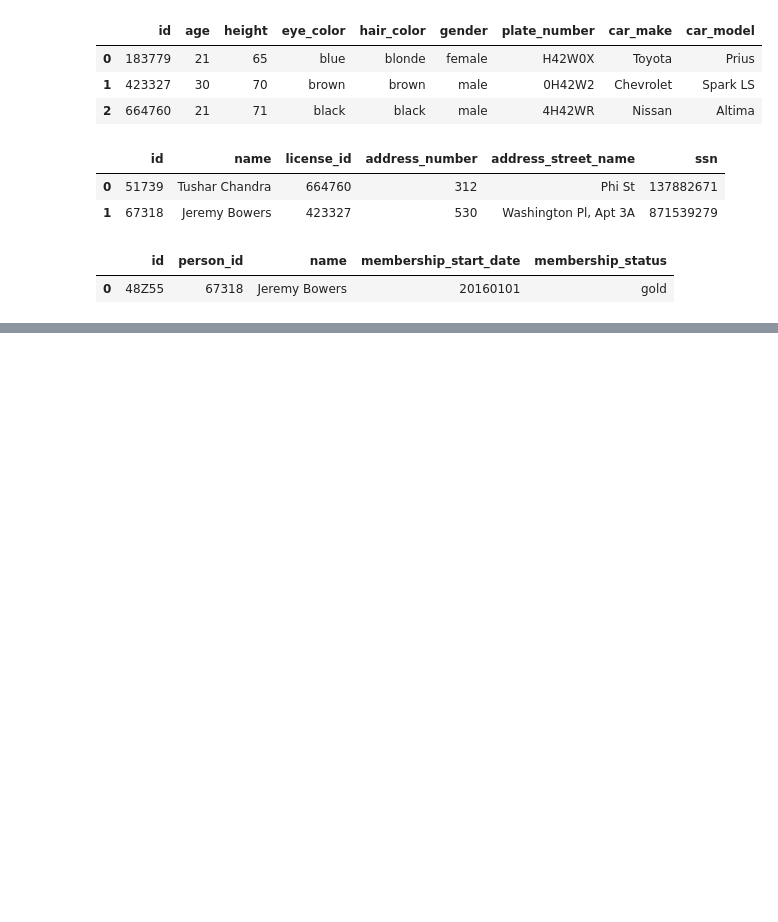
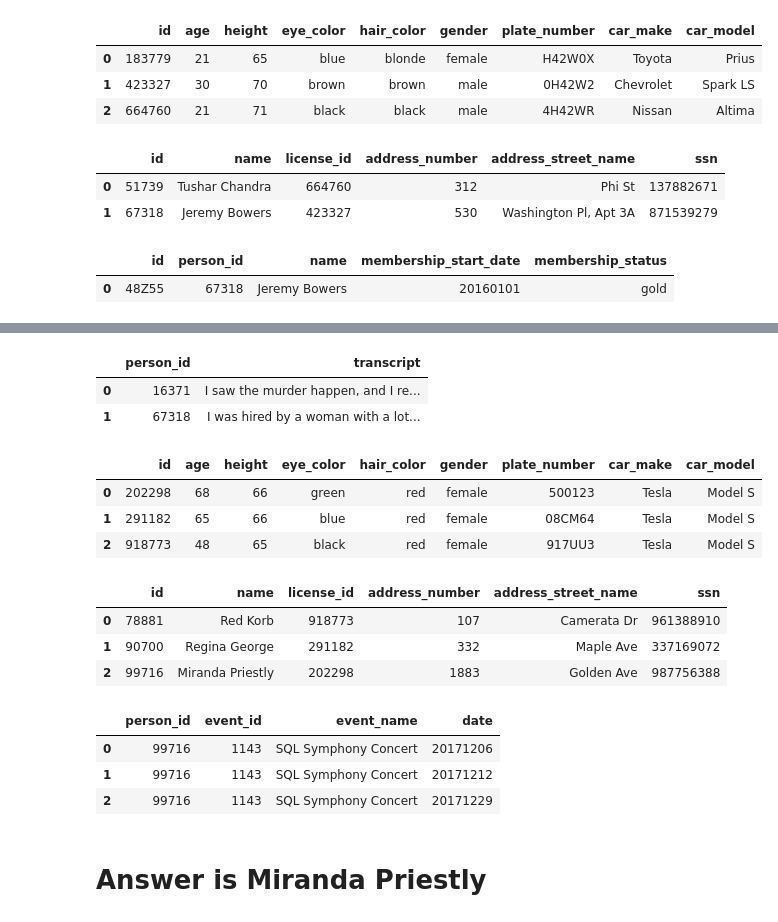
Before and after one commit to manishbhatia7/ML-Projects, a Jupyter notebook: Public Datasets/SQL Murder Mystery/notebook.ipynb, the cells around one changed output, grey strips where cells are left out. Saved outputs shown, nothing was run; the diff lists cells and outputs as text; code cells hidden in the pictures; blank space fills up the shorter version.

Commit message:
Final Version of Sql Murder Mystery

```diff
--- a/Public Datasets/SQL Murder Mystery/notebook.ipynb
+++ b/Public Datasets/SQL Murder Mystery/notebook.ipynb
@@ -105,0 +103,41 @@ TypeError: 'NoneType' object is not iterable
+# %%
+query11='''
+select * from interview where person_id="16371" or person_id="67318"
+'''
+pd.read_sql_query(query11,con)
+# %% [output]
+|  | person_id | transcript |
+| 0 | 16371 | I saw the murder happen, and I re... |
+| 1 | 67318 | I was hired by a woman with a lot... |
+# %%
+query12='''
+select * from drivers_license where car_make like "%Tesla%" and hair_color='red' and gender="female"
+'''
+pd.read_sql_query(query12,con)
+# %% [output]
+|  | id | age | height | eye_color | hair_color | gender | plate_number | car_make | car_model |
+| 0 | 202298 | 68 | 66 | green | red | female | 500123 | Tesla | Model S |
+| 1 | 291182 | 65 | 66 | blue | red | female | 08CM64 | Tesla | Model S |
+| 2 | 918773 | 48 | 65 | black | red | female | 917UU3 | Tesla | Model S |
+# %%
+query13='''
+select * from person where license_id="202298" or license_id="291182" or license_id="918773"
+'''
+pd.read_sql_query(query13,con)
+# %% [output]
+|  | id | name | license_id | address_number | address_street_name | ssn |
+| 0 | 78881 | Red Korb | 918773 | 107 | Camerata Dr | 961388910 |
+| 1 | 90700 | Regina George | 291182 | 332 | Maple Ave | 337169072 |
+| 2 | 99716 | Miranda Priestly | 202298 | 1883 | Golden Ave | 987756388 |
+# %%
+query14='''
+select * from facebook_event_checkin where person_id="78881" or person_id="90700" or person_id="99716"
+'''
+pd.read_sql_query(query14,con)
+# %% [output]
+|  | person_id | event_id | event_name | date |
+| 0 | 99716 | 1143 | SQL Symphony Concert | 20171206 |
+| 1 | 99716 | 1143 | SQL Symphony Concert | 20171212 |
+| 2 | 99716 | 1143 | SQL Symphony Concert | 20171229 |
+# %% [markdown]
+# Answer is Miranda Priestly
```
Also changed, not shown: parts of 1 cell of this notebook.
